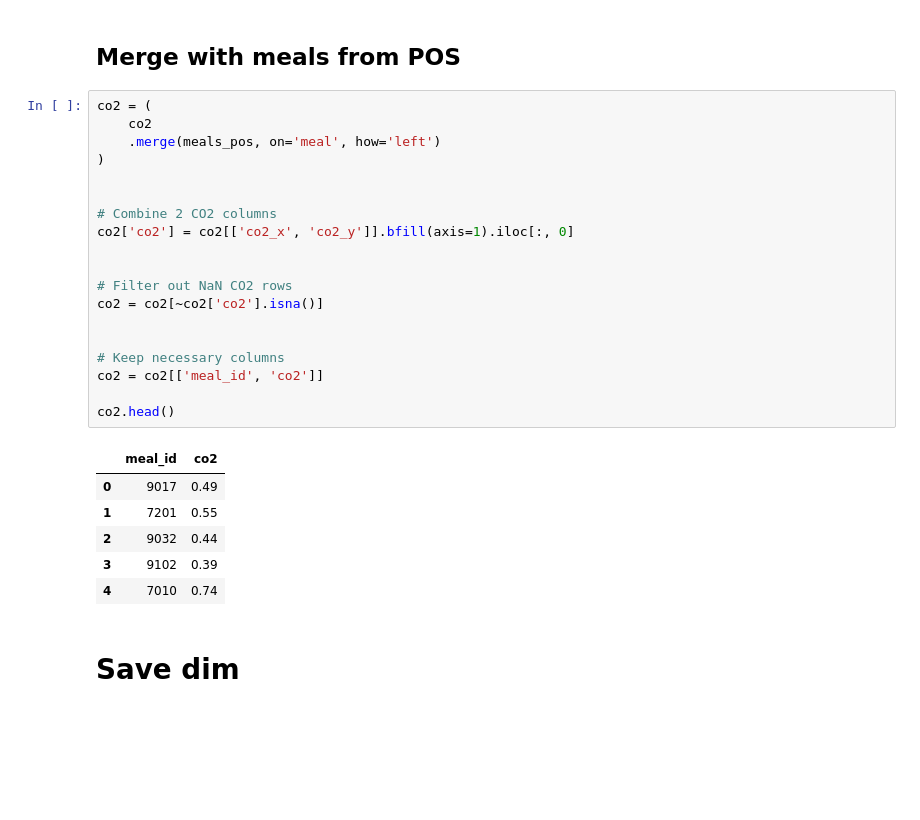
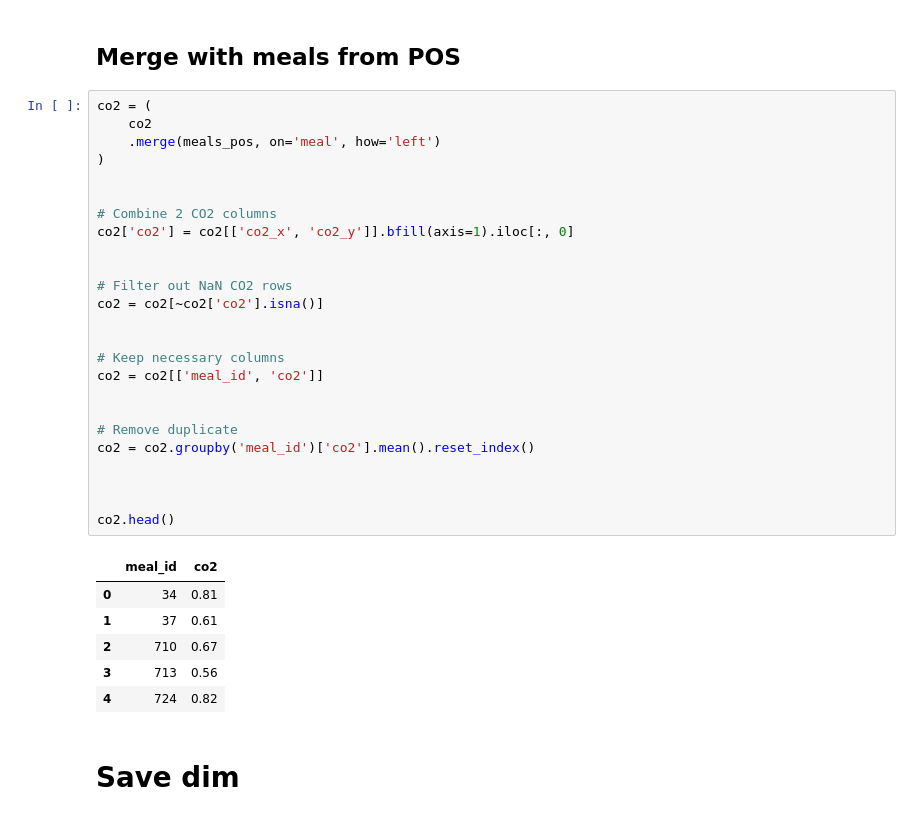
Before and after one commit to Food-Waste-Optimization/Food-Waste-Optimization, a Jupyter notebook: notebooks/phase_4/1_extract_dims/dim_co2.ipynb, the cells around one changed output. Drawn from its saved outputs; the diff is of its cells as text; blank space fills up the shorter version.

```diff
--- a/notebooks/phase_4/1_extract_dims/dim_co2.ipynb
+++ b/notebooks/phase_4/1_extract_dims/dim_co2.ipynb
@@ -216,29 +216,35 @@ meals_pos.head()
 # %%
 co2 = (
     co2
     .merge(meals_pos, on='meal', how='left')
 )
 
 
 # Combine 2 CO2 columns
 co2['co2'] = co2[['co2_x', 'co2_y']].bfill(axis=1).iloc[:, 0]
 
 
 # Filter out NaN CO2 rows
 co2 = co2[~co2['co2'].isna()]
 
 
 # Keep necessary columns
 co2 = co2[['meal_id', 'co2']]
 
+
+# Remove duplicate
+co2 = co2.groupby('meal_id')['co2'].mean().reset_index()
+
+
+
 co2.head()
 # %% [output]
 |  | meal_id | co2 |
-| 0 | 9017 | 0.49 |
-| 1 | 7201 | 0.55 |
-| 2 | 9032 | 0.44 |
-| 3 | 9102 | 0.39 |
-| 4 | 7010 | 0.74 |
+| 0 | 34 | 0.81 |
+| 1 | 37 | 0.61 |
+| 2 | 710 | 0.67 |
+| 3 | 713 | 0.56 |
+| 4 | 724 | 0.82 |
 # %% [markdown]
 # Save dim
 # %%
```
Also changed, not shown: 2 other files.
